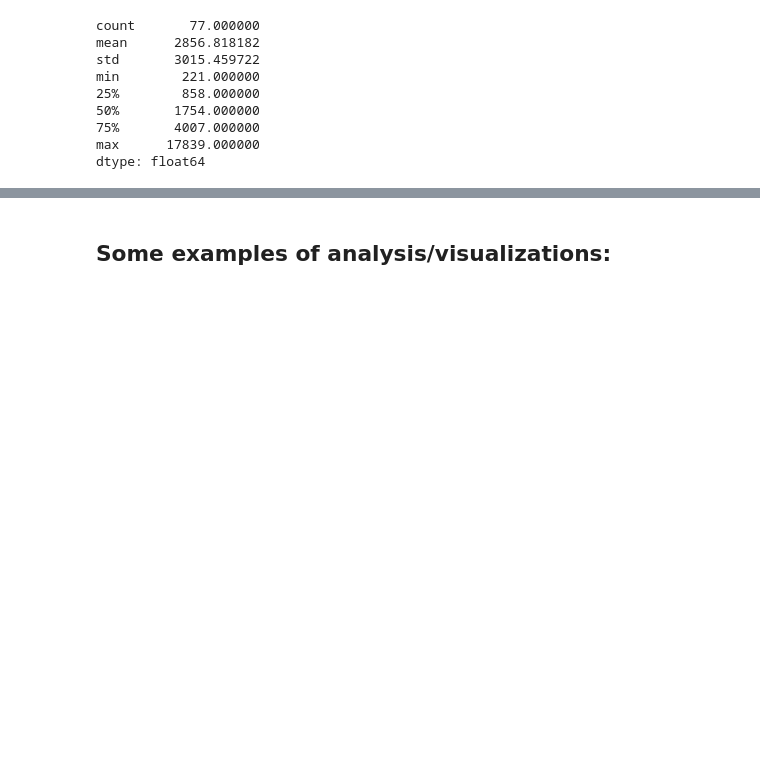
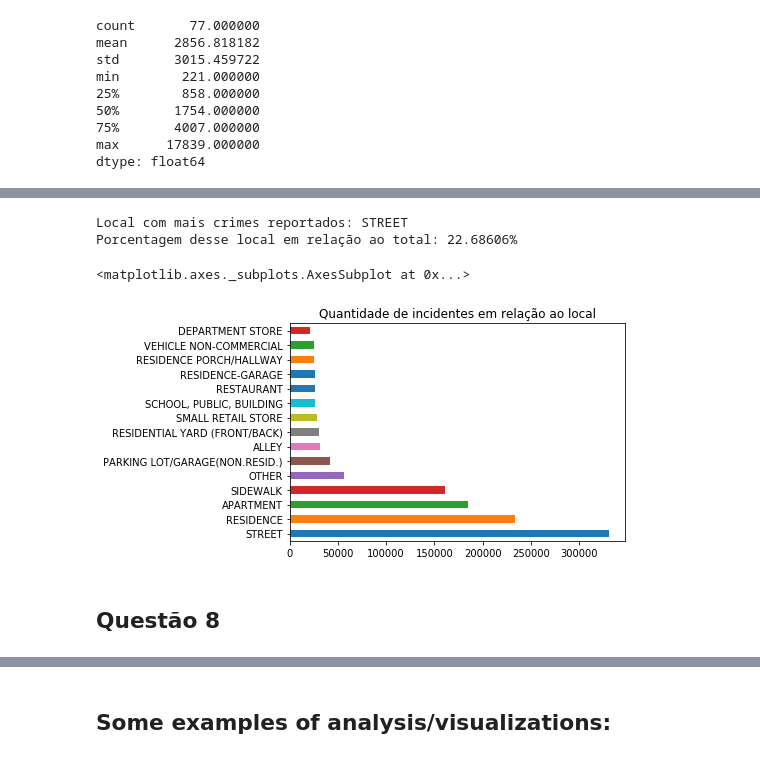
Before and after one commit to yurickyh/MAC0459, a Jupyter notebook: Chicago_Crime_Team_EP/DataScienceEP2.ipynb, the cells around one changed output, grey strips where cells are left out. Saved outputs shown, nothing was run; the diff lists cells and outputs as text; code cells hidden in the pictures; blank space fills up the shorter version.

```diff
--- a/Chicago_Crime_Team_EP/DataScienceEP2.ipynb
+++ b/Chicago_Crime_Team_EP/DataScienceEP2.ipynb
@@ -476,0 +563,16 @@ dtype: float64
+# %%
+total = crimes['ID'].count()
+loc_common = crimes['Location Description'].value_counts().idxmax()
+print('Local com mais crimes reportados: ' + loc_common)
+loc_common_v = crimes['Location Description'].value_counts().max()
+print ('Porcentagem desse local em relação ao total: {:.5%}'.format(loc_common_v/total))
+# %% [output]
+Local com mais crimes reportados: STREET
+Porcentagem desse local em relação ao total: 22.68606%
+# %%
+crimes['Location Description'].value_counts()[:15].plot(kind='barh', title='Quantidade de incidentes em relação ao local')
+# %% [output]
+<matplotlib.axes._subplots.AxesSubplot at 0x...>
+[figure, added]
+# %% [markdown]
+## Questão 8
```
Also changed, not shown: parts of 19 cells of this notebook.
